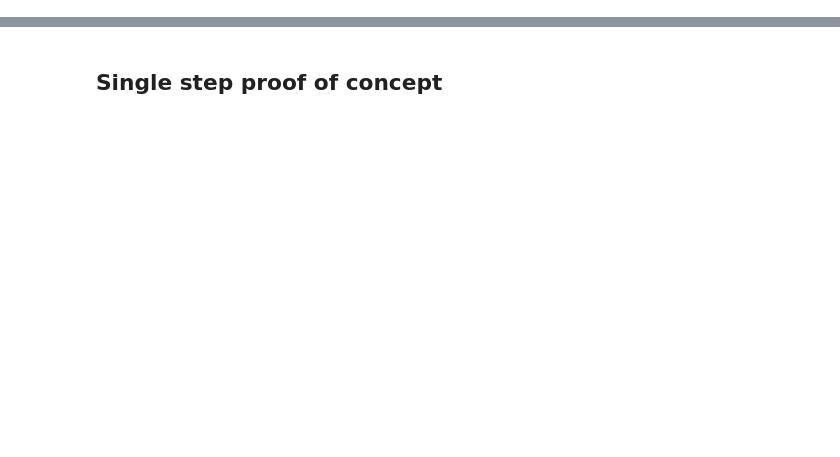
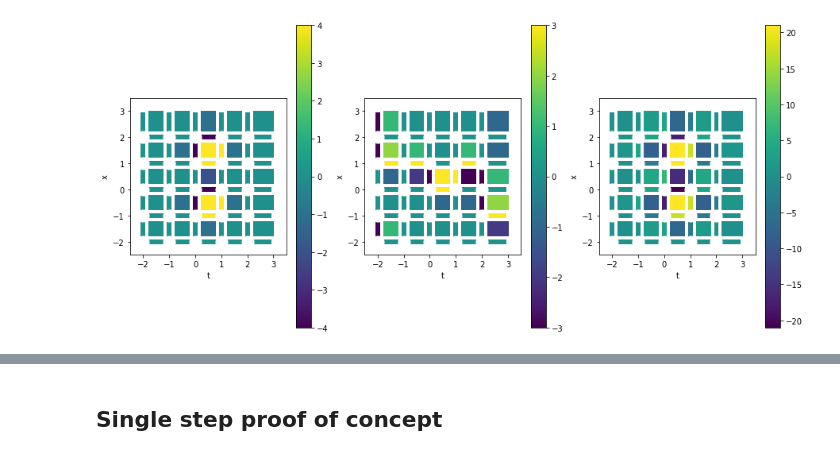
Before and after one commit to evanberkowitz/supervillain, a Jupyter notebook: workbooks/worm_practice.ipynb, the cells around one changed output, grey strips where cells are left out. Cells and saved outputs as stored; diff of their text form; code cells hidden in the pictures; blank space fills up the shorter version.

```diff
--- a/workbooks/worm_practice.ipynb
+++ b/workbooks/worm_practice.ipynb
@@ -16,0 +84,14 @@ W = sv.generator.worms.UndirectedWorm(S,1)
+# %%
+def plot_worms(cfg,fig = None,ax = None):
+    if fig == None or ax == None:
+        fig, ax = plt.subplots(1,1)
+    L.plot_form(1,cfg,ax)
+    L.plot_form(2,L.d(1,cfg),ax)
+    fig.colorbar(ax.get_children()[2])
+# %%
+fig, ax = plt.subplots(1,3, figsize = (15,7))
+plot_worms(loop_example,fig,ax[0])
+plot_worms(current['m'],fig,ax[1])
+plot_worms(L.delta(2,L.d(1,loop_example)),fig,ax[2])
+# %% [output]
+[figure, added]
```
Also changed, not shown: parts of 58 cells of this notebook, 3 other files.
